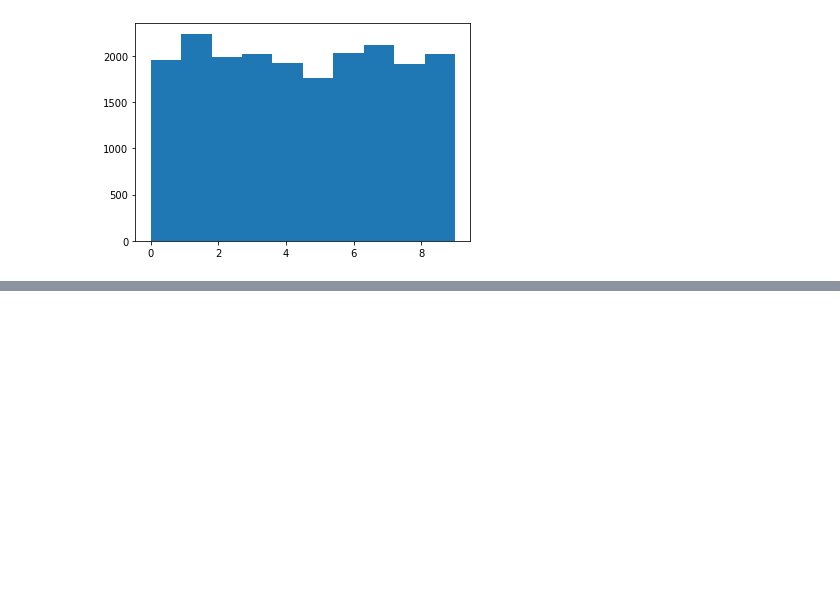
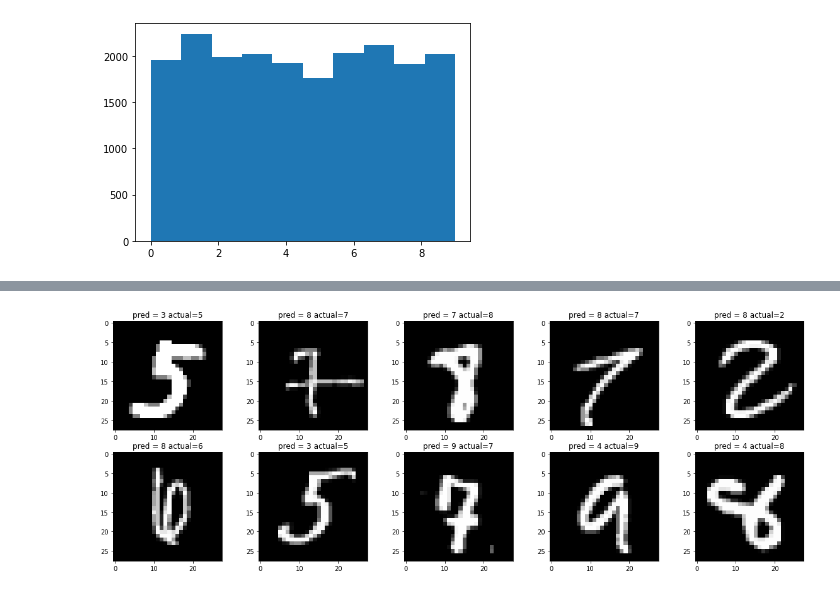
Before and after one commit to martingrzzler/colab-notebooks, a Jupyter notebook: deep_learning_foundations.ipynb, the cells around one changed output, grey strips where cells are left out. Cells and saved outputs as stored; diff of their text form; code cells hidden in the pictures; blank space fills up the shorter version.

```diff
--- a/deep_learning_foundations.ipynb
+++ b/deep_learning_foundations.ipynb
@@ -488,0 +489,11 @@ Final test Accuracy: 0.87
+# %%
+P = ann.predict(X_test_norm)
+P_false = np.where(Y_test!=P)[0]
+fig, axs = plt.subplots(2,5,figsize=(20,7))
+for ax in axs.flat:
+  index = np.random.choice(P_false)
+  img = X_test[index].reshape((dims,dims))
+  ax.set_title(f"pred = {P[index]} actual={Y_test[index]}")
+  ax.imshow(img, cmap='gray', vmin=0, vmax=255)
+# %% [output]
+[figure, added]
```
Also changed, not shown: parts of 5 cells of this notebook.
